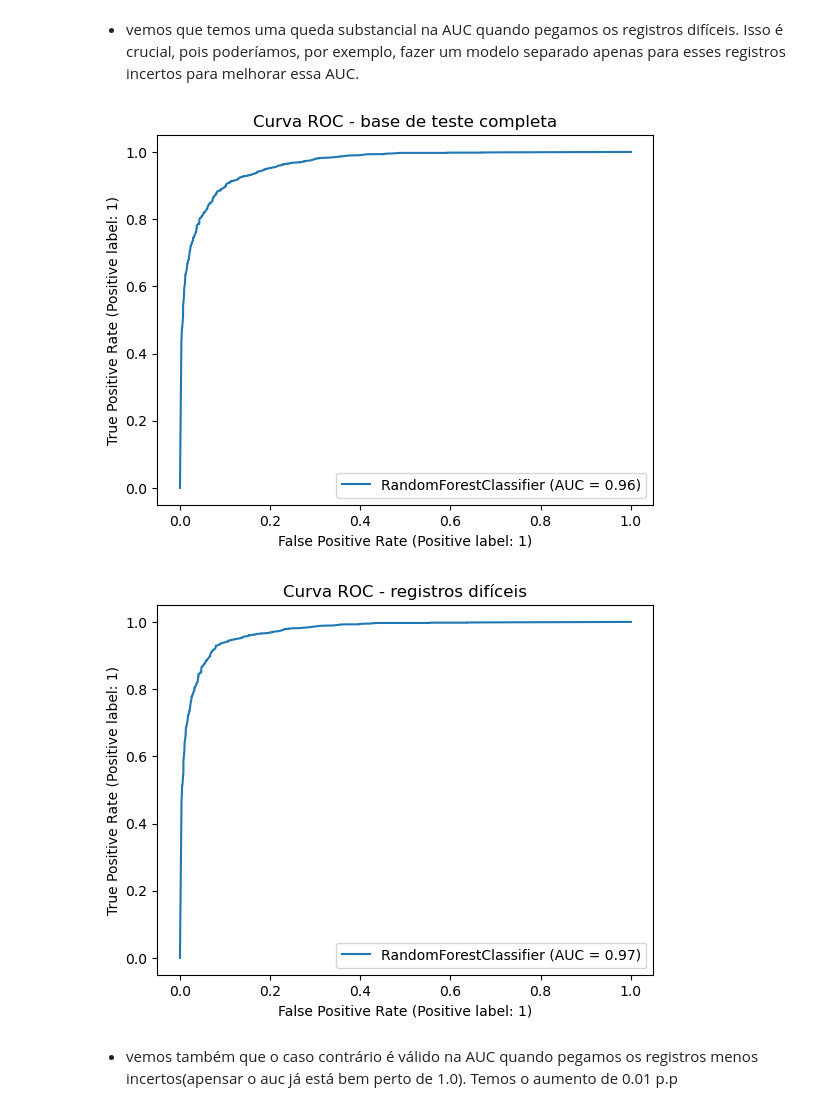
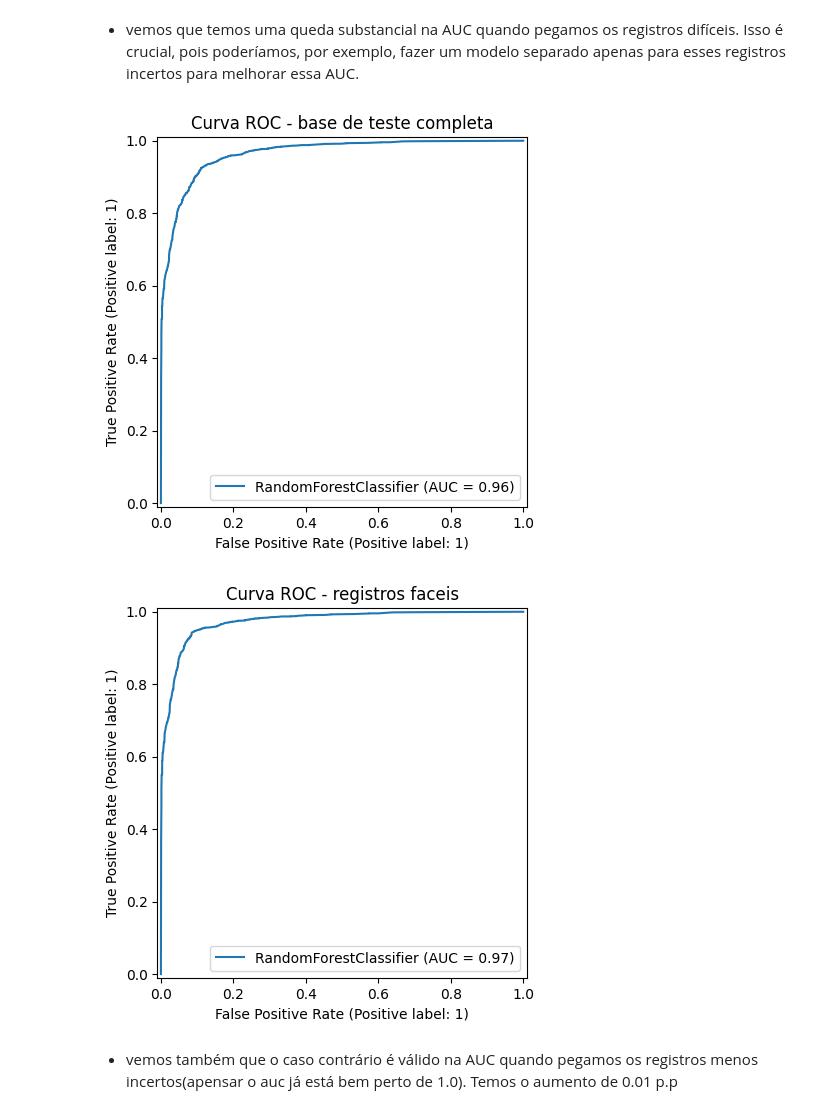
Before and after one commit to Edu-p/interp-conf-ml, a Jupyter notebook: notebooks/models.ipynb, the cells around one changed output. Cells and saved outputs as stored; diff of their text form; code cells hidden in the pictures.

```diff
--- a/notebooks/models.ipynb
+++ b/notebooks/models.ipynb
@@ -17,7 +19,7 @@ target_col = 'expensive'
 # 1. Lendo base
 # %%
 path_raw = os.getenv('PATH_TO_SPLIT')
-df = pd.read_csv(path_raw, sep=',')
+df = pd.read_csv('../data/to_split.csv', sep=',')
 # df = pd.read_csv(path_raw, sep=',')
 # %%
 df = df.drop(df.columns[0], axis=1)
@@ -390,24 +402,24 @@ plt.show()
 # %%
 alpha = 0.1
 
 scores = rf.predict_proba(X_test)[:, 1]
 
 left_limit = (0.5 - alpha) / (1 - alpha)
 right_limit = (0.5 + alpha) / (1 - alpha)
 flags = (scores >= left_limit) & (scores <= right_limit)
 
 RocCurveDisplay.from_estimator(rf, X_test, y_test)
 plt.title("Curva ROC - base de teste completa")
 plt.show()
 
-X_test_hard = X_test[~flags]
-y_test_hard = y_test[~flags]
+X_test_easy = X_test[~flags]
+y_test_easy = y_test[~flags]
 
-RocCurveDisplay.from_estimator(rf, X_test_hard, y_test_hard)
-plt.title("Curva ROC - registros difíceis")
+RocCurveDisplay.from_estimator(rf, X_test_easy, y_test_easy)
+plt.title("Curva ROC - registros faceis")
 plt.show()
 # %% [output]
-[figure, old version]
+[figure, new version]
-[figure, old version]
+[figure, new version]
 # %% [markdown]
 - vemos também que o caso contrário é válido na AUC quando pegamos os registros menos incertos(apensar o auc já está bem perto de 1.0). Temos o aumento de 0.01 p.p
```
Also changed, not shown: parts of 17 cells of this notebook, 1 other file.
